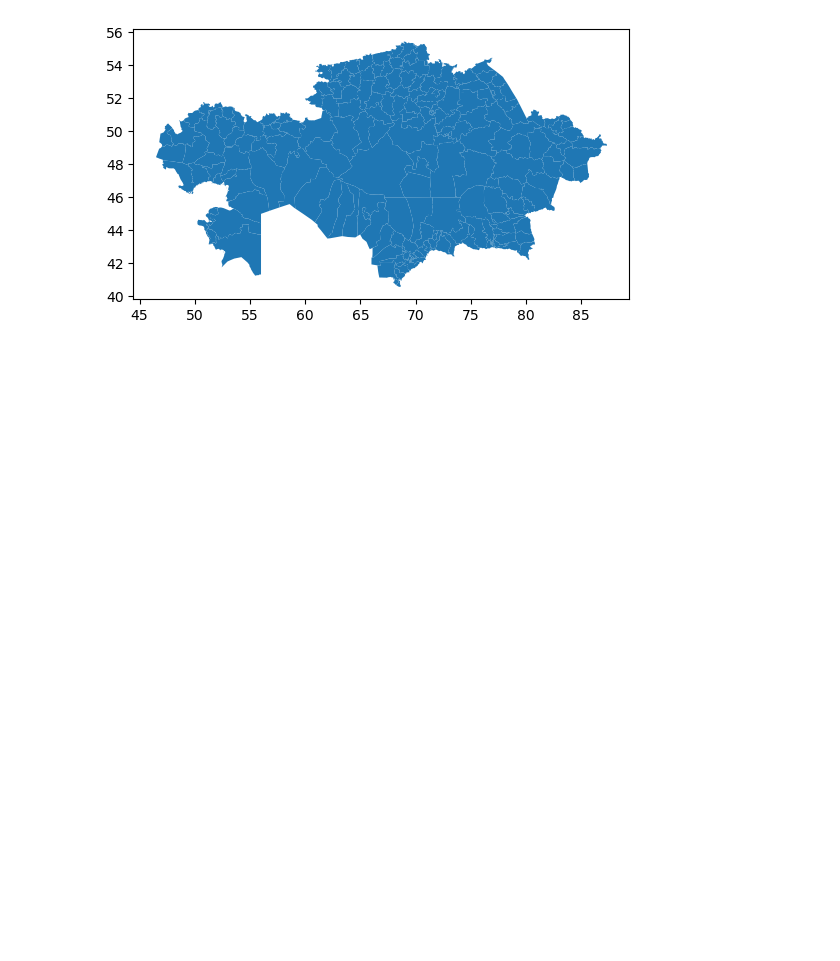
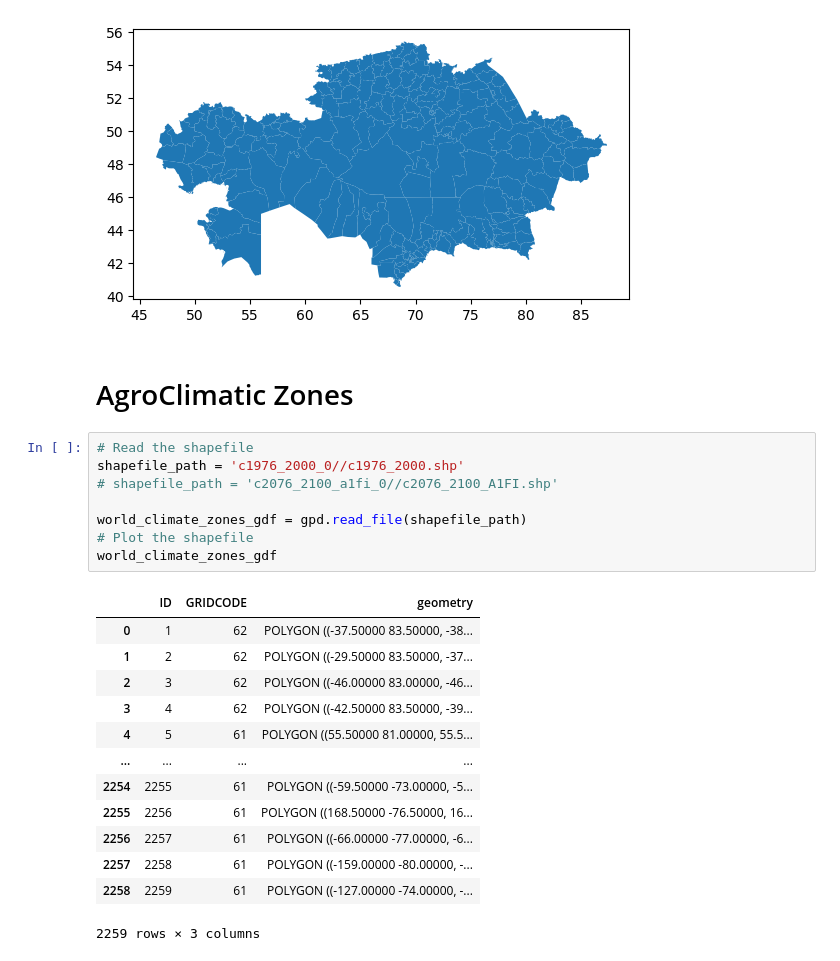
Before and after one commit to Yerlan999/LocustsControlProject-KazATU, a Jupyter notebook: Locusts Control Project.ipynb, the cells around one changed output. Drawn from its saved outputs; the diff is of its cells as text; blank space fills up the shorter version.

```diff
--- a/Locusts Control Project.ipynb
+++ b/Locusts Control Project.ipynb
@@ -67,3 +68,27 @@ gdf.plot()
 # %% [output]
 <AxesSubplot:>
 [figure]
+# %% [markdown]
+# AgroClimatic Zones
+# %%
+# Read the shapefile
+shapefile_path = 'c1976_2000_0//c1976_2000.shp'
+# shapefile_path = 'c2076_2100_a1fi_0//c2076_2100_A1FI.shp'
+
+world_climate_zones_gdf = gpd.read_file(shapefile_path)
+# Plot the shapefile
+world_climate_zones_gdf
+# %% [output]
+|  | ID | GRIDCODE | geometry |
+| 0 | 1 | 62 | POLYGON ((-37.50000 83.50000, -38... |
+| 1 | 2 | 62 | POLYGON ((-29.50000 83.50000, -37... |
+| 2 | 3 | 62 | POLYGON ((-46.00000 83.00000, -46... |
+| 3 | 4 | 62 | POLYGON ((-42.50000 83.50000, -39... |
+| 4 | 5 | 61 | POLYGON ((55.50000 81.00000, 55.5... |
+| ... | ... | ... | ... |
+| 2254 | 2255 | 61 | POLYGON ((-59.50000 -73.00000, -5... |
+| 2255 | 2256 | 61 | POLYGON ((168.50000 -76.50000, 16... |
+| 2256 | 2257 | 61 | POLYGON ((-66.00000 -77.00000, -6... |
+| 2257 | 2258 | 61 | POLYGON ((-159.00000 -80.00000, -... |
+| 2258 | 2259 | 61 | POLYGON ((-127.00000 -74.00000, -... |
+2259 rows × 3 columns
```
Also changed, not shown: parts of 4 cells of this notebook, 13 other files.
